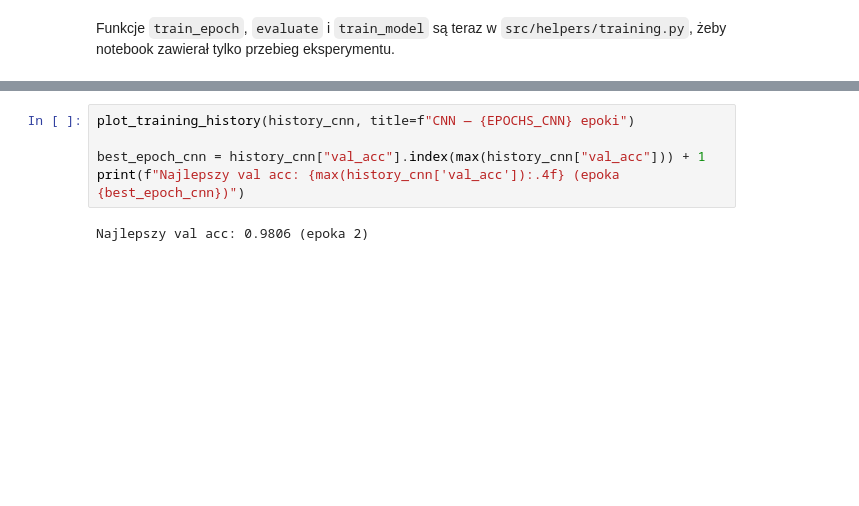
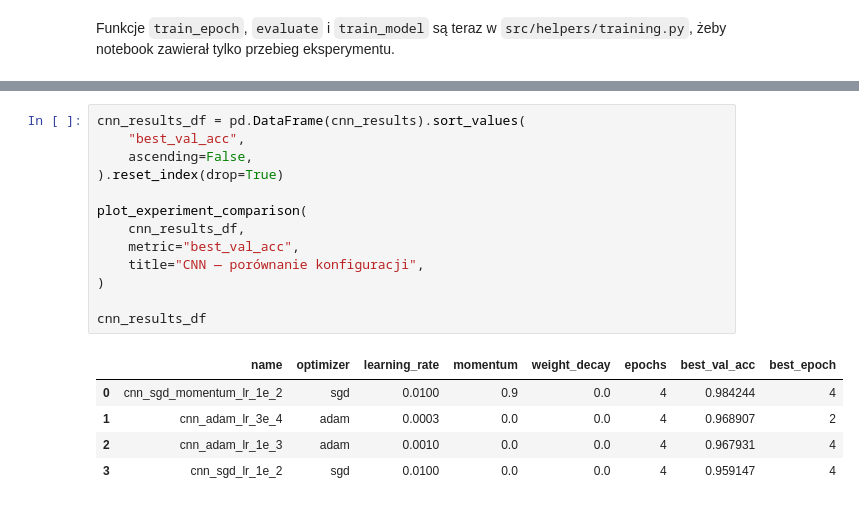
Before and after one commit to Owczany/Semestr-6, a Jupyter notebook: neural_networks/project/task.ipynb, the cells around one changed output, grey strips where cells are left out. Drawn from its saved outputs; the diff is of its cells as text; blank space fills up the shorter version.

```diff
--- a/neural_networks/project/task.ipynb
+++ b/neural_networks/project/task.ipynb
@@ -177,7 +224,19 @@ Epoch   4/4 | Train loss: 0.0178  acc: 0.9944 | Val loss: 0.0632  acc: 0.9767
 # %%
-plot_training_history(history_cnn, title=f"CNN — {EPOCHS_CNN} epoki")
+cnn_results_df = pd.DataFrame(cnn_results).sort_values(
+    "best_val_acc",
+    ascending=False,
+).reset_index(drop=True)
 
-best_epoch_cnn = history_cnn["val_acc"].index(max(history_cnn["val_acc"])) + 1
-print(f"Najlepszy val acc: {max(history_cnn['val_acc']):.4f} (epoka {best_epoch_cnn})")
+plot_experiment_comparison(
+    cnn_results_df,
+    metric="best_val_acc",
+    title="CNN — porównanie konfiguracji",
+)
+
+cnn_results_df
 # %% [output]
-Najlepszy val acc: 0.9806 (epoka 2)
+|  | name | optimizer | learning_rate | momentum | weight_decay | epochs | best_val_acc | best_epoch |
+| 0 | cnn_sgd_momentum_lr_1e_2 | sgd | 0.0100 | 0.9 | 0.0 | 4 | 0.984244 | 4 |
+| 1 | cnn_adam_lr_3e_4 | adam | 0.0003 | 0.0 | 0.0 | 4 | 0.968907 | 2 |
+| 2 | cnn_adam_lr_1e_3 | adam | 0.0010 | 0.0 | 0.0 | 4 | 0.967931 | 4 |
+| 3 | cnn_sgd_lr_1e_2 | sgd | 0.0100 | 0.0 | 0.0 | 4 | 0.959147 | 4 |
```
Also changed, not shown: parts of 5 cells of this notebook, 10 other files.
